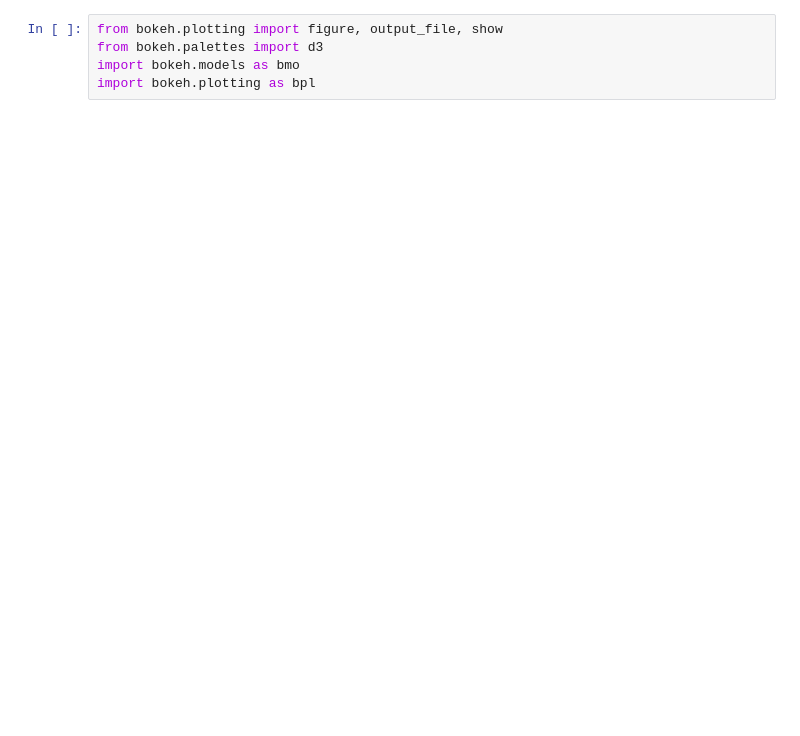
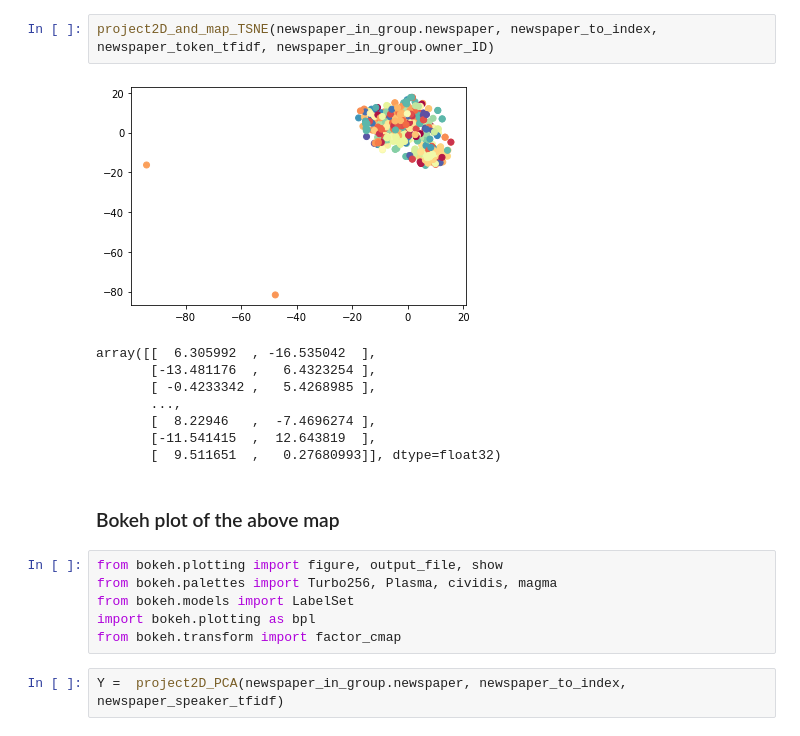
Before and after one commit to epfl-ada/ada-2021-project-mahj, a Jupyter notebook: PCA2D.ipynb, the cells around one changed output. Drawn from its saved outputs; the diff is of its cells as text; blank space fills up the shorter version.

```diff
--- a/PCA2D.ipynb
+++ b/PCA2D.ipynb
@@ -56,5 +158,21 @@ df = pd.DataFrame(
+# %%
+project2D_and_map_TSNE(newspaper_in_group.newspaper, newspaper_to_index, newspaper_token_tfidf, newspaper_in_group.owner_ID)
+# %% [output]
+[figure, added]
+array([[  6.305992  , -16.535042  ],
+       [-13.481176  ,   6.4323254 ],
+       [ -0.4233342 ,   5.4268985 ],
+       ...,
+       [  8.22946   ,  -7.4696274 ],
+       [-11.541415  ,  12.643819  ],
+       [  9.511651  ,   0.27680993]], dtype=float32)
+# %% [markdown]
+### Bokeh plot of the above map
 # %%
 from bokeh.plotting import figure, output_file, show
-from bokeh.palettes import d3
-import bokeh.models as bmo
+from bokeh.palettes import Turbo256, Plasma, cividis, magma
+from bokeh.models import LabelSet
 import bokeh.plotting as bpl
+from bokeh.transform import factor_cmap
+# %%
+Y =  project2D_PCA(newspaper_in_group.newspaper, newspaper_to_index, newspaper_speaker_tfidf)
```
Also changed, not shown: parts of 26 cells of this notebook, 1 other file.
